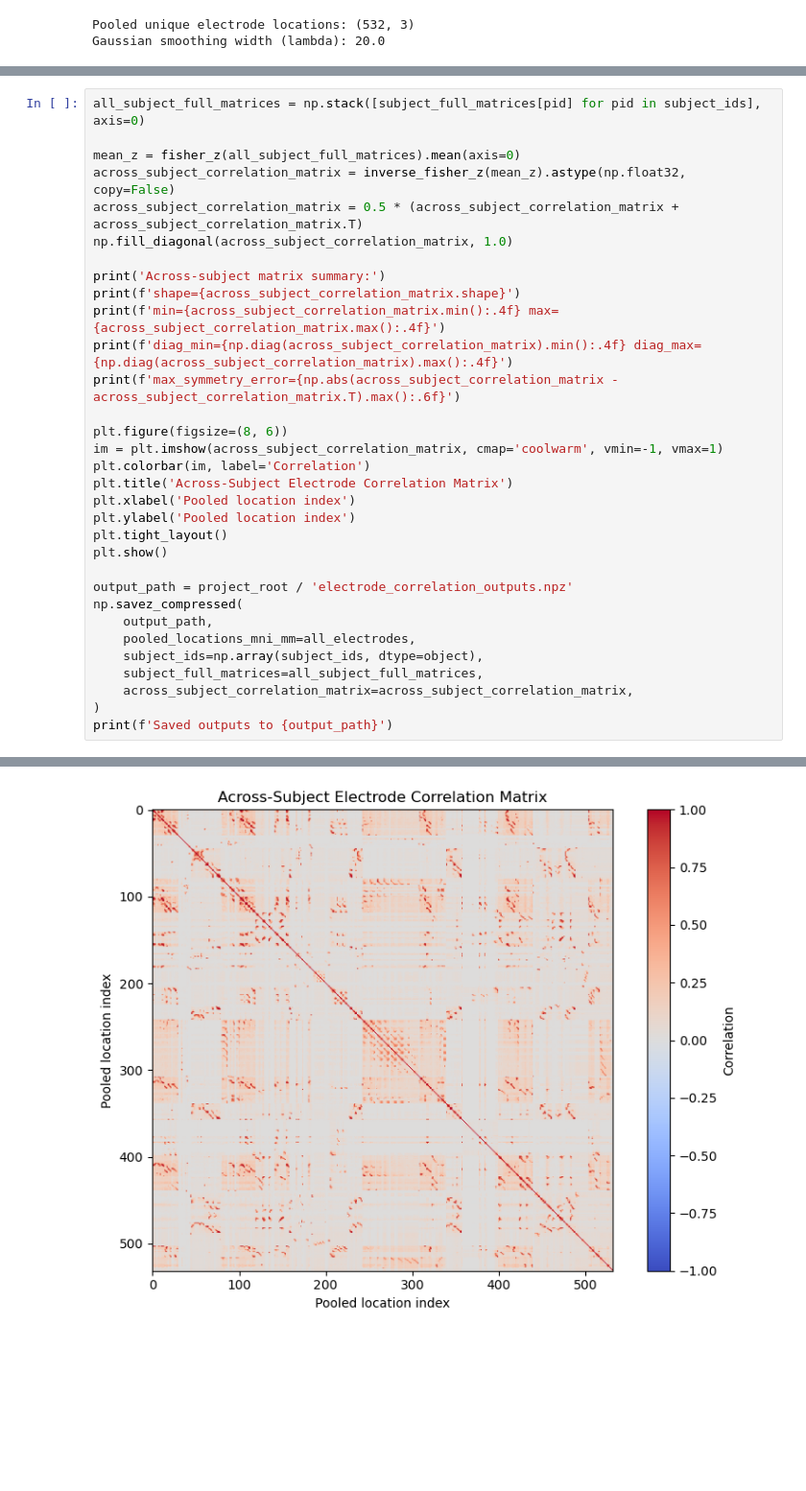
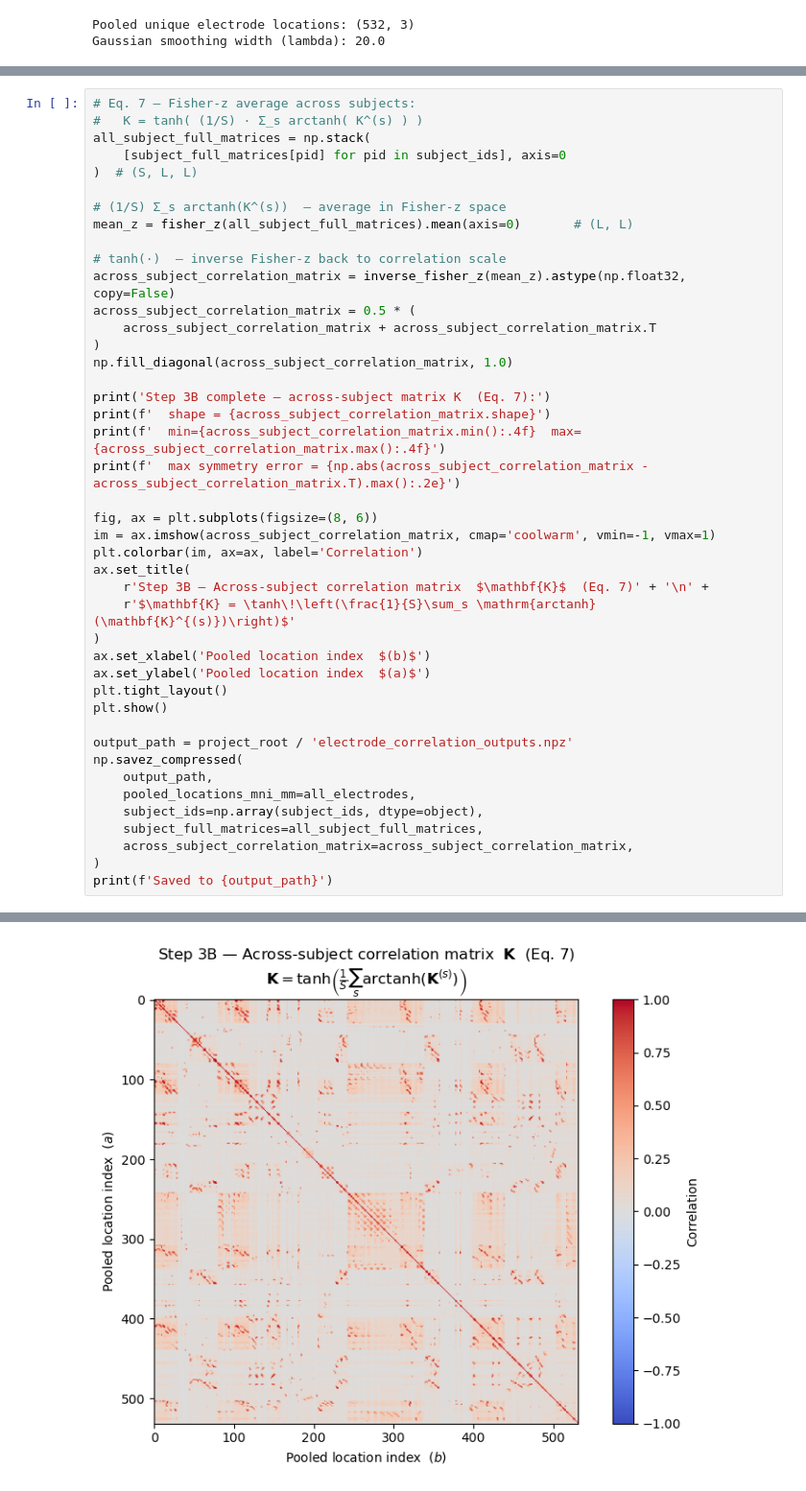
Before and after one commit to NoahWanless/SuperEeg-M467-project, a Jupyter notebook: Electrode_Correlations.ipynb, the cells around one changed output, grey strips where cells are left out. Shown at 96% size. Cells and saved outputs as stored; diff of their text form; blank space fills up the shorter version.

```diff
--- a/Electrode_Correlations.ipynb
+++ b/Electrode_Correlations.ipynb
@@ -352,23 +577,34 @@ across_subject_correlation_matrix = inverse_fisher_z(mean_z)
 # %%
-all_subject_full_matrices = np.stack([subject_full_matrices[pid] for pid in subject_ids], axis=0)
+# Eq. 7 — Fisher-z average across subjects:
+#   K = tanh( (1/S) · Σ_s arctanh( K^(s) ) )
+all_subject_full_matrices = np.stack(
+    [subject_full_matrices[pid] for pid in subject_ids], axis=0
+)  # (S, L, L)
 
-mean_z = fisher_z(all_subject_full_matrices).mean(axis=0)
+# (1/S) Σ_s arctanh(K^(s))  — average in Fisher-z space
+mean_z = fisher_z(all_subject_full_matrices).mean(axis=0)       # (L, L)
+
+# tanh(·)  — inverse Fisher-z back to correlation scale
 across_subject_correlation_matrix = inverse_fisher_z(mean_z).astype(np.float32, copy=False)
-across_subject_correlation_matrix = 0.5 * (across_subject_correlation_matrix + across_subject_correlation_matrix.T)
+across_subject_correlation_matrix = 0.5 * (
+    across_subject_correlation_matrix + across_subject_correlation_matrix.T
+)
 np.fill_diagonal(across_subject_correlation_matrix, 1.0)
 
-print('Across-subject matrix summary:')
-print(f'shape={across_subject_correlation_matrix.shape}')
-print(f'min={across_subject_correlation_matrix.min():.4f} max={across_subject_correlation_matrix.max():.4f}')
-print(f'diag_min={np.diag(across_subject_correlation_matrix).min():.4f} diag_max={np.diag(across_subject_correlation_matrix).max():.4f}')
-print(f'max_symmetry_error={np.abs(across_subject_correlation_matrix - across_subject_correlation_matrix.T).max():.6f}')
+print('Step 3B complete — across-subject matrix K  (Eq. 7):')
+print(f'  shape = {across_subject_correlation_matrix.shape}')
+print(f'  min={across_subject_correlation_matrix.min():.4f}  max={across_subject_correlation_matrix.max():.4f}')
+print(f'  max symmetry error = {np.abs(across_subject_correlation_matrix - across_subject_correlation_matrix.T).max():.2e}')
 
-plt.figure(figsize=(8, 6))
-im = plt.imshow(across_subject_correlation_matrix, cmap='coolwarm', vmin=-1, vmax=1)
-plt.colorbar(im, label='Correlation')
-plt.title('Across-Subject Electrode Correlation Matrix')
-plt.xlabel('Pooled location index')
-plt.ylabel('Pooled location index')
+fig, ax = plt.subplots(figsize=(8, 6))
+im = ax.imshow(across_subject_correlation_matrix, cmap='coolwarm', vmin=-1, vmax=1)
+plt.colorbar(im, ax=ax, label='Correlation')
+ax.set_title(
+    r'Step 3B — Across-subject correlation matrix  $\mathbf{K}$  (Eq. 7)' + '\n' +
+    r'$\mathbf{K} = \tanh\!\left(\frac{1}{S}\sum_s \mathrm{arctanh}(\mathbf{K}^{(s)})\right)$'
+)
+ax.set_xlabel('Pooled location index  $(b)$')
+ax.set_ylabel('Pooled location index  $(a)$')
 plt.tight_layout()
 plt.show()
 
@@ -380,5 +616,5 @@ np.savez_compressed(
     subject_full_matrices=all_subject_full_matrices,
     across_subject_correlation_matrix=across_subject_correlation_matrix,
 )
-print(f'Saved outputs to {output_path}')
+print(f'Saved to {output_path}')
 # %% [output]
@@ -390 +625 @@ max_symmetry_error=0.000000
-[figure, old version]
+[figure, new version]
```
Also changed, not shown: parts of 19 cells of this notebook, 2 other files.
